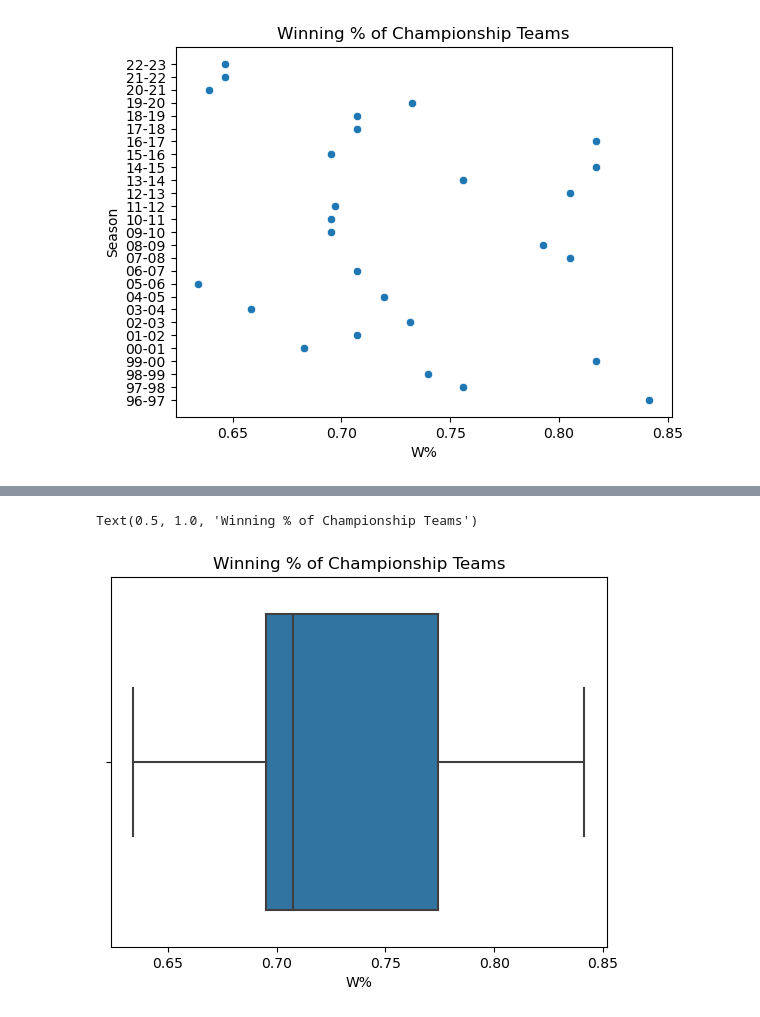
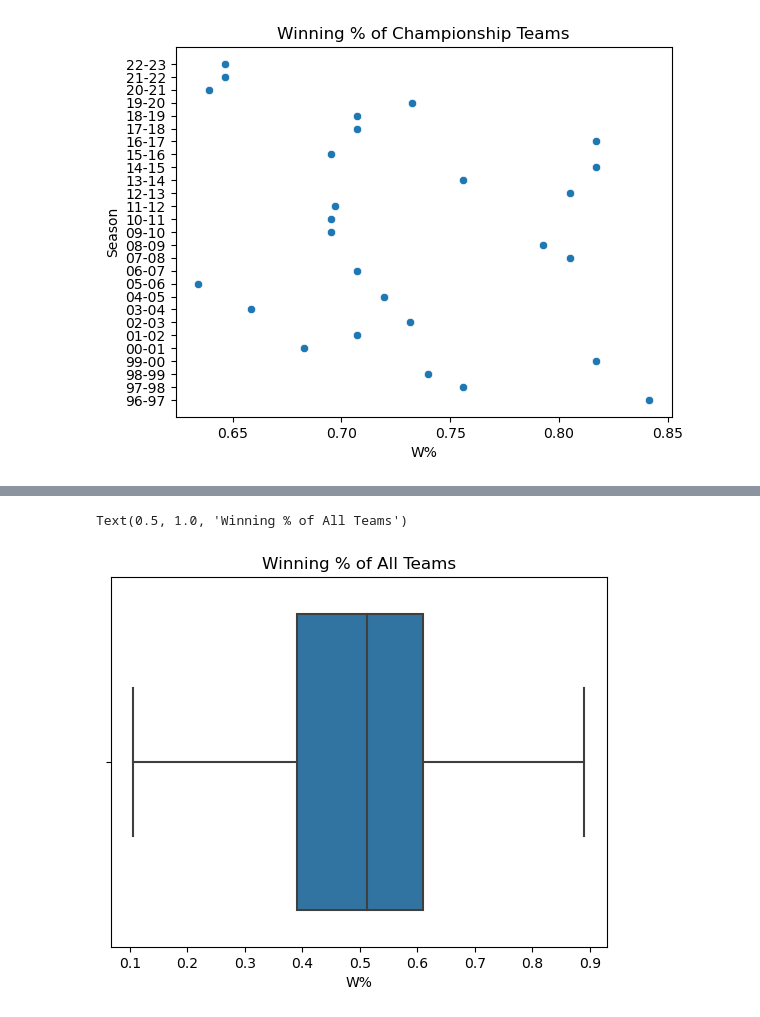
Before and after one commit to abdulksyed10/CS2410FinalProject, a Jupyter notebook: Preprocessing.ipynb, the cells around one changed output, grey strips where cells are left out. Drawn from its saved outputs; the diff is of its cells as text; code cells hidden in the pictures.

```diff
--- a/Preprocessing.ipynb
+++ b/Preprocessing.ipynb
@@ -353,6 +426,6 @@ Text(0.5, 1.0, 'Winning % of Championship Teams')
 # %%
-sns.boxplot(champ, x='W%')
-plt.title('Winning % of Championship Teams')
+sns.boxplot(df, x='W%')
+plt.title('Winning % of All Teams')
 # %% [output]
-Text(0.5, 1.0, 'Winning % of Championship Teams')
+Text(0.5, 1.0, 'Winning % of All Teams')
-[figure, old version]
+[figure, new version]
```
Also changed, not shown: parts of 23 cells of this notebook.
